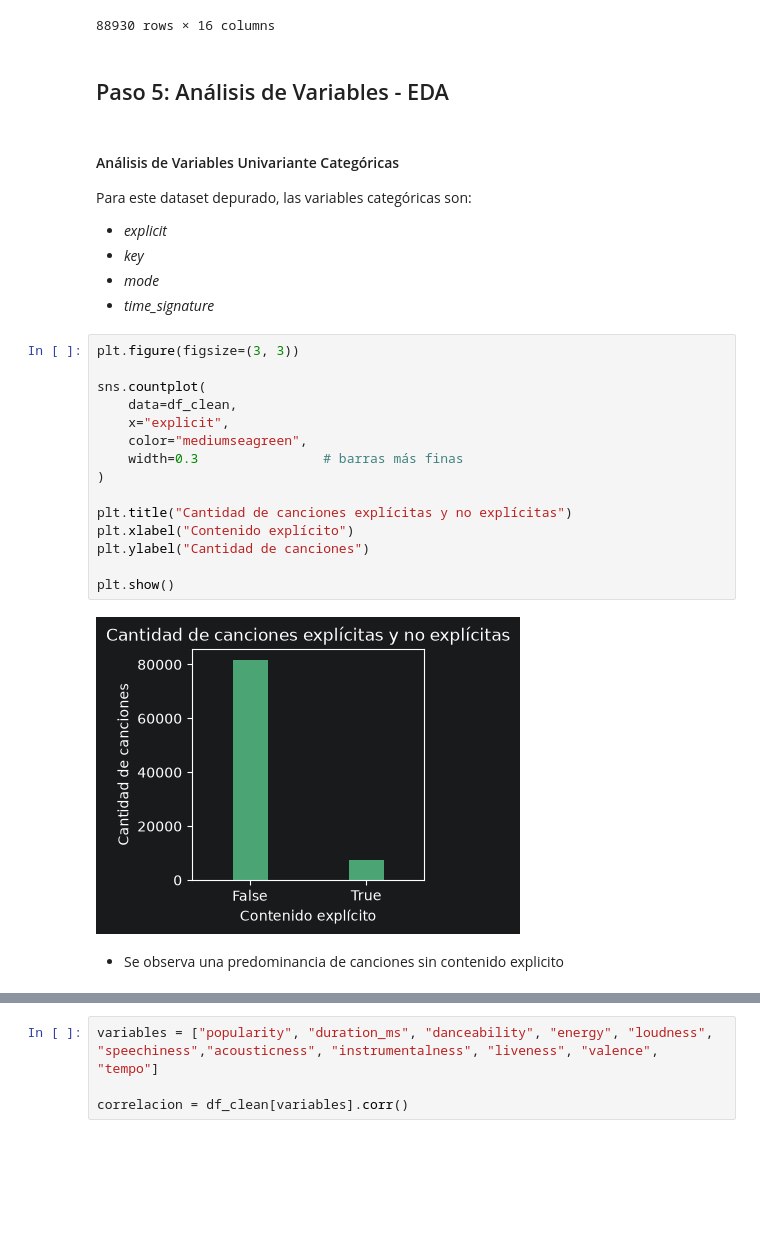
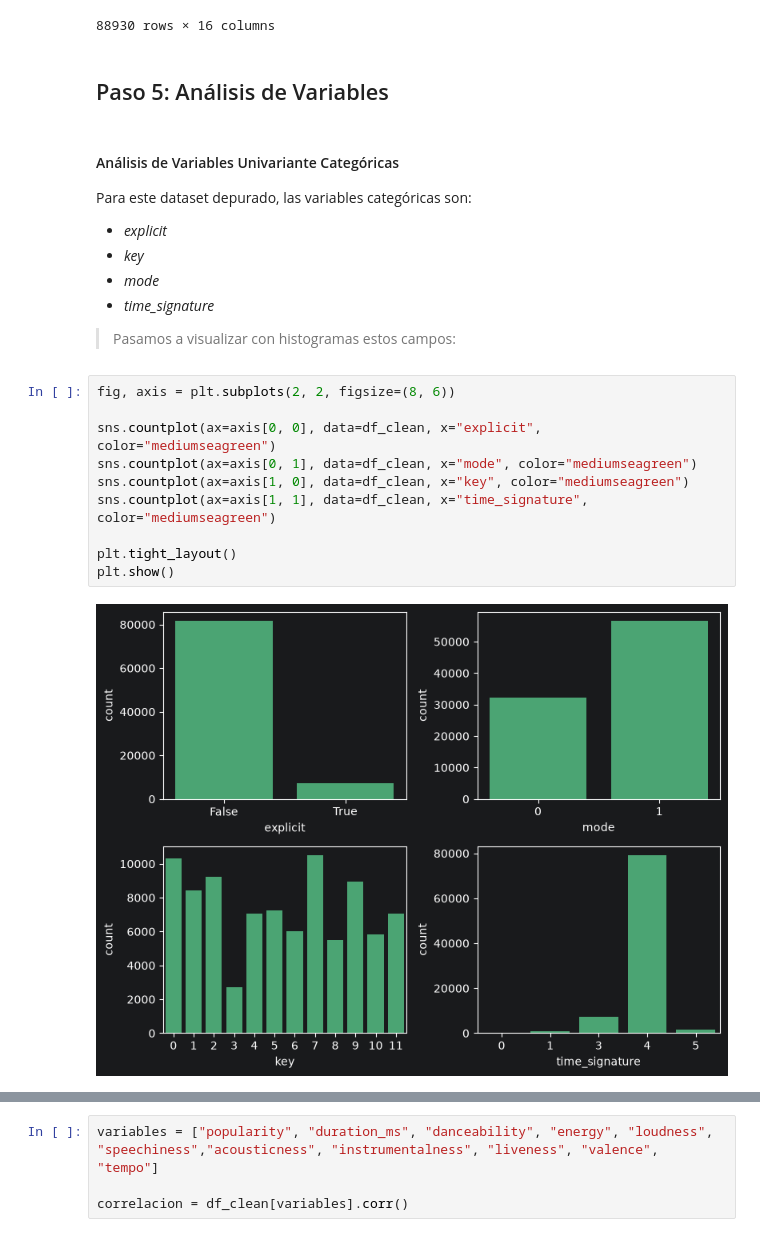
Before and after one commit to ArthurMartinezUcu/Ucu_diploma_python, a Jupyter notebook: notebooks/notebook.ipynb, the cells around one changed output, grey strips where cells are left out. Saved outputs shown, nothing was run; the diff lists cells and outputs as text; blank space fills up the shorter version.

Commit message:
Se comenta sobre time_signatures y se agregan histogramas en punto 5

```diff
--- a/notebooks/notebook.ipynb
+++ b/notebooks/notebook.ipynb
@@ -353,7 +398,7 @@ df_clean
 | 113999 | 2hETkH7cOfqmz3LqZDHZf5 | 22 | 241826 | False | 0.526 | 0.4870 | 1 | -10.204 | 0 | ... |
 88930 rows × 16 columns
 # %% [markdown]
-## Paso 5: Análisis de Variables - EDA
+## Paso 5: Análisis de Variables
 # %% [markdown]
 #### Análisis de Variables Univariante Categóricas
 Para este dataset depurado, las variables categóricas son:
@@ -361,22 +406,17 @@ Para este dataset depurado, las variables categóricas son:
 * _key_
 * _mode_
 * _time_signature_
+
+> Pasamos a visualizar con histogramas estos campos:
-# %%
-plt.figure(figsize=(3, 3))
-
-sns.countplot(
-    data=df_clean,
-    x="explicit",
-    color="mediumseagreen",
-    width=0.3                # barras más finas
-)
-
-plt.title("Cantidad de canciones explícitas y no explícitas")
-plt.xlabel("Contenido explícito")
-plt.ylabel("Cantidad de canciones")
-
-plt.show()
-# %% [output]
-[figure, removed]
-# %% [markdown]
-* Se observa una predominancia de canciones sin contenido explicito
+# %%
+fig, axis = plt.subplots(2, 2, figsize=(8, 6))
+
+sns.countplot(ax=axis[0, 0], data=df_clean, x="explicit", color="mediumseagreen")
+sns.countplot(ax=axis[0, 1], data=df_clean, x="mode", color="mediumseagreen")
+sns.countplot(ax=axis[1, 0], data=df_clean, x="key", color="mediumseagreen")
+sns.countplot(ax=axis[1, 1], data=df_clean, x="time_signature", color="mediumseagreen")
+
+plt.tight_layout()
+plt.show()
+# %% [output]
+[figure, added]
```
Also changed, not shown: parts of 10 cells of this notebook.
